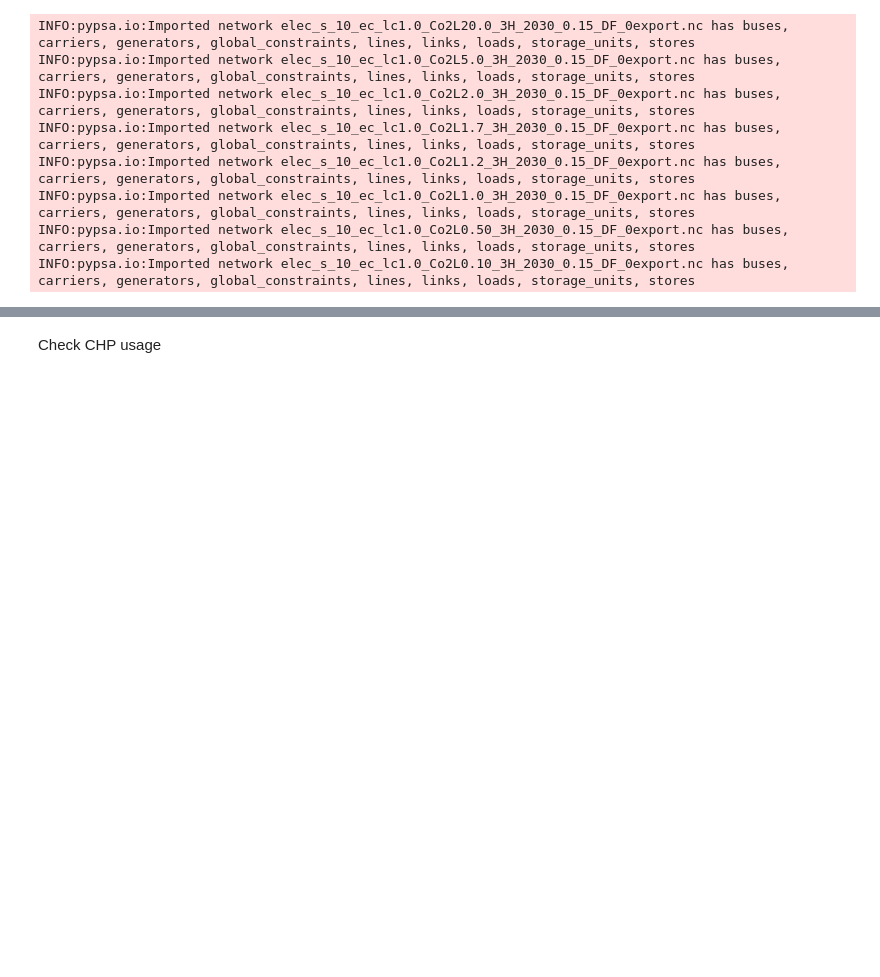
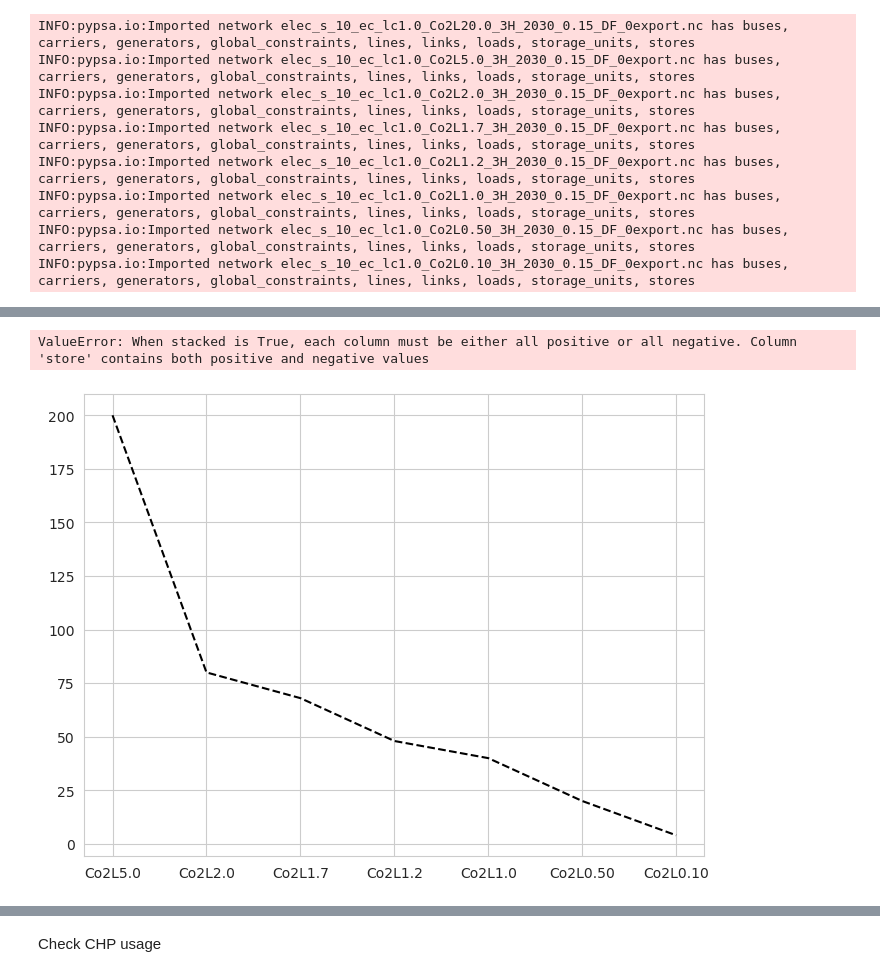
Before and after one commit to energyLS/aldehyde, a Jupyter notebook: workflow/notebooks/test_co2limit.ipynb, the cells around one changed output, grey strips where cells are left out. Cells and saved outputs as stored; diff of their text form; code cells hidden in the pictures; blank space fills up the shorter version.

```diff
--- a/workflow/notebooks/test_co2limit.ipynb
+++ b/workflow/notebooks/test_co2limit.ipynb
@@ -59,3 +121,23 @@ fig.tight_layout()
+# %%
+# Plot the carbon stats
+import matplotlib.pyplot as plt
+
+# Create a stackplot + lineplot
+fig, ax = plt.subplots(figsize=(8, 6))
+carbon_stats["constraint"].iloc[1:].plot(ax=ax, style="k--", label="constraint")
+carbon_stats[["store", "generators", "loads"]].iloc[1:,:].plot.area(ax=ax, stacked=True)
+# Add carbon_stats["store"] to the stackplot
+#carbon_stats[["store"]].clip(upper=0).iloc[1:,:].plot.area(ax=ax, stacked=False)
+
+
+ax.set_ylabel("MtCO2")
+ax.set_xlabel("CO2 limit")
+ax.set_title("CO2 emissions in 2030")
+#ax.legend(loc="upper left", bbox_to_anchor=(1, 1))
+fig.tight_layout()
+# %% [output]
+ValueError: When stacked is True, each column must be either all positive or all negative. Column 'store' contains both positive and negative values
+[figure, added]
 # %% [markdown]
 ### Ideas
 - Instead of catching the emissions through the "store", is it possible to multiply carrier usage with their co2 intensity and sum it up?
```
Also changed, not shown: parts of 25 cells of this notebook.
